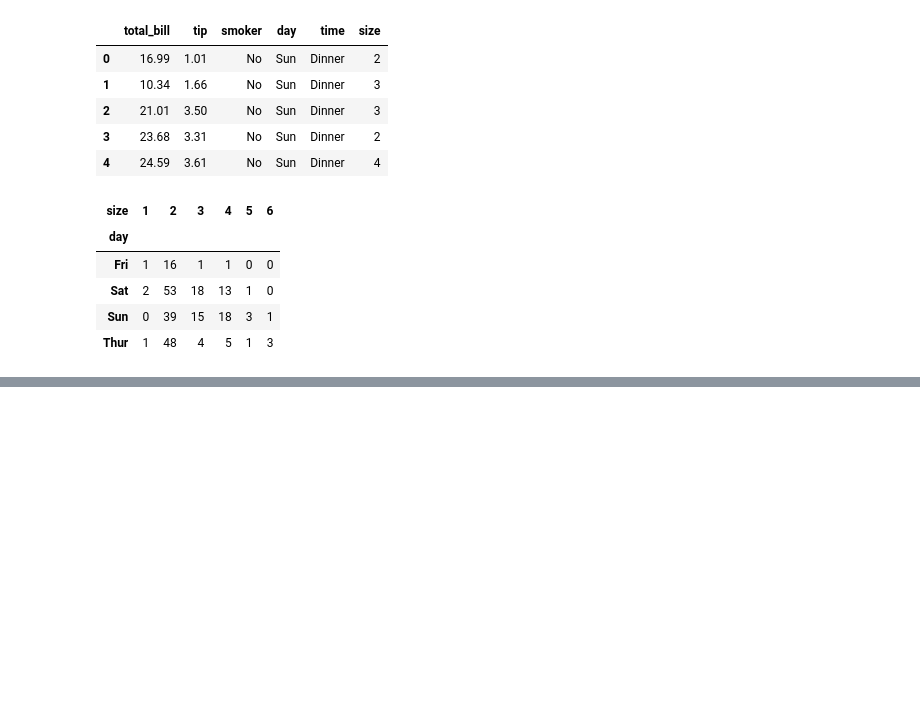
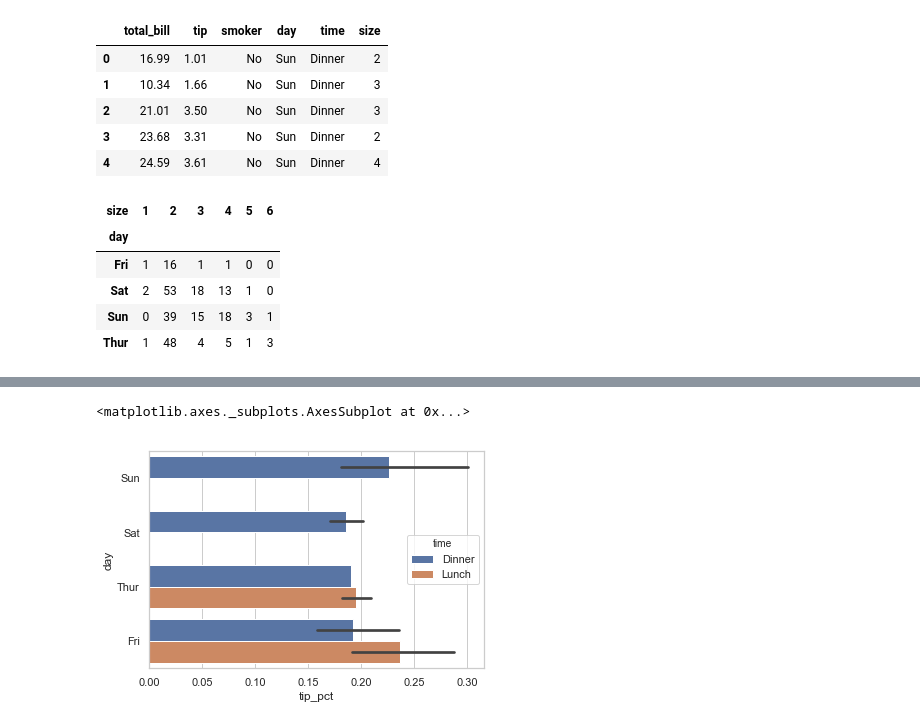
Before and after one commit to xuyagang/pycon, a Jupyter notebook: DA/Exercise/第八章 绘图和可视化.ipynb, the cells around one changed output, grey strips where cells are left out. Drawn from its saved outputs; the diff is of its cells as text; code cells hidden in the pictures; blank space fills up the shorter version.

Commit message:
seaborn 绘图

```diff
--- a/DA/Exercise/第八章 绘图和可视化.ipynb
+++ b/DA/Exercise/第八章 绘图和可视化.ipynb
@@ -309,0 +327,10 @@ party_pcts.plot.bar(grid=True)
+# %%
+# You can switch between different plot appearances using seaborn.set
+sns.set(style='whitegrid')
+
+
+# seaborn.barplot has a hue option that enables us to split by an additional categorical value
+sns.barplot(x='tip_pct', y='day', hue='time', data=tips, orient='h')
+# %% [output]
+<matplotlib.axes._subplots.AxesSubplot at 0x...>
+[figure, added]
```
Also changed, not shown: parts of 25 cells of this notebook, 5 other files.
